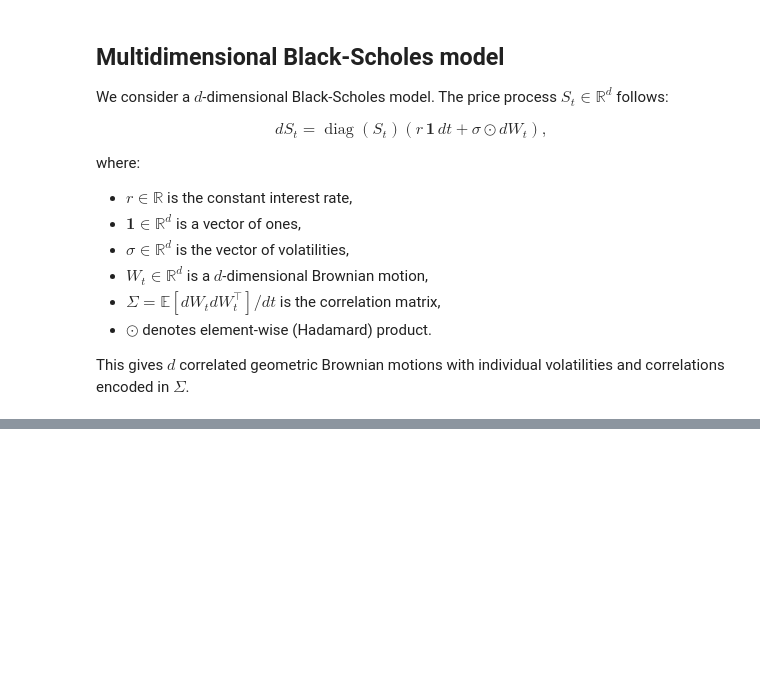
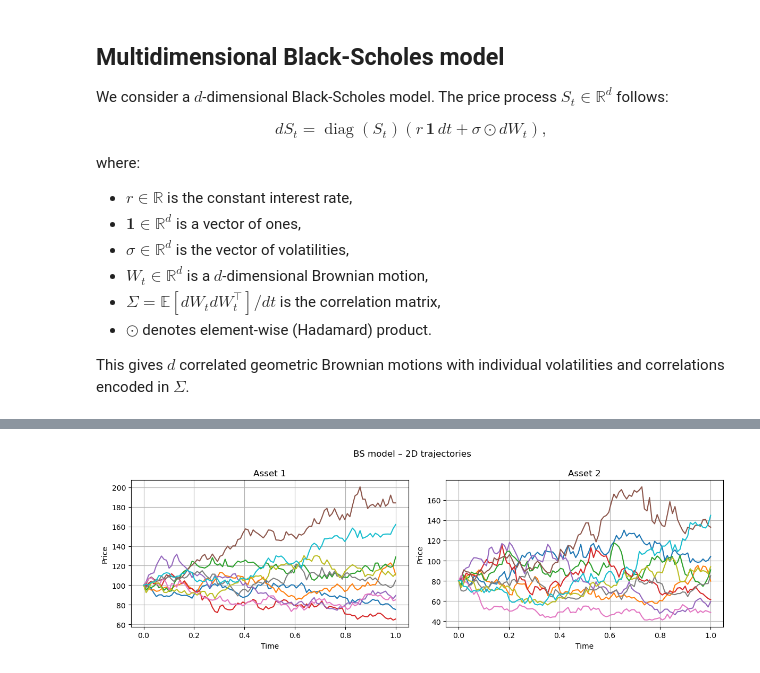
Before and after one commit to aurelienperez/deep-hedging, a Jupyter notebook: notebooks/BSModel_Examples.ipynb, the cells around one changed output, grey strips where cells are left out. Saved outputs shown, nothing was run; the diff lists cells and outputs as text; code cells hidden in the pictures; blank space fills up the shorter version.

```diff
--- a/notebooks/BSModel_Examples.ipynb
+++ b/notebooks/BSModel_Examples.ipynb
@@ -108,0 +109,24 @@ plt.show()
+# %%
+# Plot asset 1 and asset 2 trajectories
+fig, axs = plt.subplots(1, 2, figsize=(12, 4))
+
+for i in range(n_paths):
+    axs[0].plot(np.linspace(0, 1, N), S2[:, i, 0])
+    axs[1].plot(np.linspace(0, 1, N), S2[:, i, 1])
+
+axs[0].set_title("Asset 1")
+axs[0].set_xlabel("Time")
+axs[0].set_ylabel("Price")
+
+axs[1].set_title("Asset 2")
+axs[1].set_xlabel("Time")
+axs[1].set_ylabel("Price")
+
+for ax in axs:
+    ax.grid(True)
+
+plt.suptitle("BS model – 2D trajectories")
+plt.tight_layout()
+plt.show()
+# %% [output]
+[figure, added]
```
Also changed, not shown: parts of 2 cells of this notebook, 9 other files.
